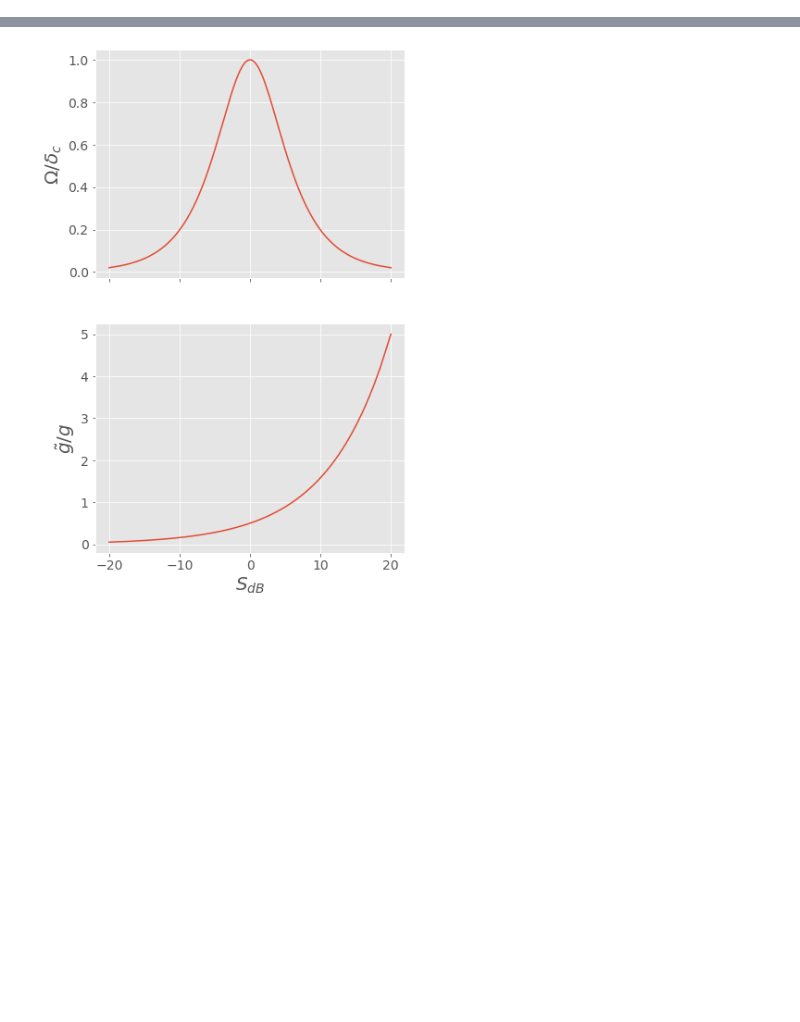
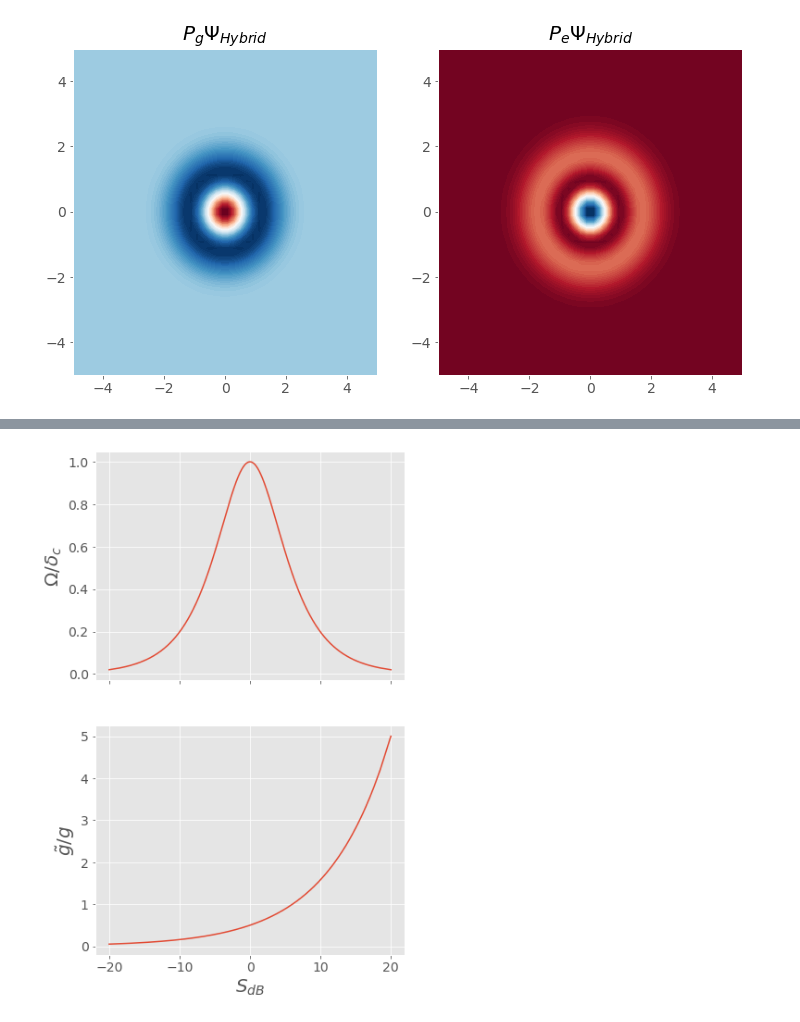
Before and after one commit to MVillius/star3gate, a Jupyter notebook: Full_0.ipynb, the cells around one changed output, grey strips where cells are left out. Drawn from its saved outputs; the diff is of its cells as text; code cells hidden in the pictures; blank space fills up the shorter version.

Commit message:
Wigner steadystate + cleanup

```diff
--- a/Full_0.ipynb
+++ b/Full_0.ipynb
@@ -966,0 +856,81 @@ IndexError: list index out of range
+# %%
+''' Plotting '''
+fig1, ax1 = plt.subplots(1,2, figsize=(12,6))
+fig2, ax2 = plt.subplots(1,2, figsize=(12,6))
+fig3, ax3 = plt.subplots(1,2, figsize=(12,6))
+fig4, ax4 = plt.subplots(1,2, figsize=(12,6))
+fitting = False
+xvec = np.linspace(-5, 5, 50)
+for ii, S in enumerate(Slist):
+    e_pump, w_pump = feeder(S, d_cp, w_cav)
+    sys.twopi_update({'e_pump':e_pump, 'w_pump':w_pump})
+
+    U = qt.tensor(qt.squeeze(Na, sys.args['r']), I2)
+
+    psi = p_g*shybrid[ii]
+    psi = psi.unit()
+    W = qt.wigner(psi, xvec, xvec)
+#    nrm = mpl.colors.Normalize(-W.max(), W.max())
+    ax1[0].contourf(xvec, xvec, W, 100, cmap=cm.RdBu) #, cnorm=nrm)
+    psi = p_e*shybrid[ii]
+    psi = psi.unit()
+    W = qt.wigner(psi, xvec, xvec)
+#    nrm = mpl.colors.Normalize(-W.max(), W.max())
+    ax1[1].contourf(xvec, xvec, W, 100, cmap=cm.RdBu) #, cnorm=nrm)
+
+    psi = p_g*spump[ii]
+    psi = psi.unit()
+    W = qt.wigner(psi, xvec, xvec)
+#    nrm = mpl.colors.Normalize(-W.max(), W.max())
+    ax2[0].contourf(xvec, xvec, W, 100, cmap=cm.RdBu) #, cnorm=nrm)
+    psi = p_e*spump[ii]
+    psi = psi.unit()
+    W = qt.wigner(psi, xvec, xvec)
+#    nrm = mpl.colors.Normalize(-W.max(), W.max())
+    ax2[1].contourf(xvec, xvec, W, 100, cmap=cm.RdBu) #, cnorm=nrm)
+
+    psi = p_g*ssqueez[ii]
+    psi = psi.unit()
+    W = qt.wigner(psi, xvec, xvec)
+#    nrm = mpl.colors.Normalize(-W.max(), W.max())
+    ax3[0].contourf(xvec, xvec, W, 100, cmap=cm.RdBu) #, cnorm=nrm)
+    psi = p_e*ssqueez[ii]
+    psi = psi.unit()
+    W = qt.wigner(psi, xvec, xvec)
+#    nrm = mpl.colors.Normalize(-W.max(), W.max())
+    ax3[1].contourf(xvec, xvec, W, 100, cmap=cm.RdBu) #, cnorm=nrm)
+
+    psi = p_g*U*ssqueez[ii]
+    psi = psi.unit()
+    W = qt.wigner(psi, xvec, xvec)
+#    nrm = mpl.colors.Normalize(-W.max(), W.max())
+    ax4[0].contourf(xvec, xvec, W, 100, cmap=cm.RdBu) #, cnorm=nrm)
+    psi = p_e*ssqueez[ii]
+    psi = psi.unit()
+    W = qt.wigner(psi, xvec, xvec)
+#    nrm = mpl.colors.Normalize(-W.max(), W.max())
+    ax4[1].contourf(xvec, xvec, W, 100, cmap=cm.RdBu) #, cnorm=nrm)
+
+ax1[0].set_title(r'$P_g\Psi_{Hybrid}$')
+ax1[1].set_title(r'$P_e\Psi_{Hybrid}$')
+
+ax2[0].set_title(r'$P_g\Psi_{Pump}$')
+ax2[1].set_title(r'$P_e\Psi_{Pump}$')
+
+ax3[0].set_title(r'$P_g\Psi_{Squeeze}$')
+ax3[1].set_title(r'$P_e\Psi_{Squeeze}$')
+
+ax4[0].set_title(r'$P_gU[r]\Psi_{Squeeze}$')
+ax4[1].set_title(r'$P_eU[r]\Psi_{Squeeze}$')
+
+plt.show()
+if saving:
+    fig1.tight_layout()
+    fig1.savefig('Comparision_Hybrid')
+    fig2.tight_layout()
+    fig2.savefig('Comparision_Pump')
+    fig3.tight_layout()
+    fig3.savefig('Comparision_Squeeze')
+    fig4.tight_layout()
+    fig4.savefig('Comparision_Squeeze_Pump')
+# %% [output]
@@ -966,0 +938 @@ IndexError: list index out of range
+[figure, added]
```
Also changed, not shown: parts of 22 cells of this notebook.
